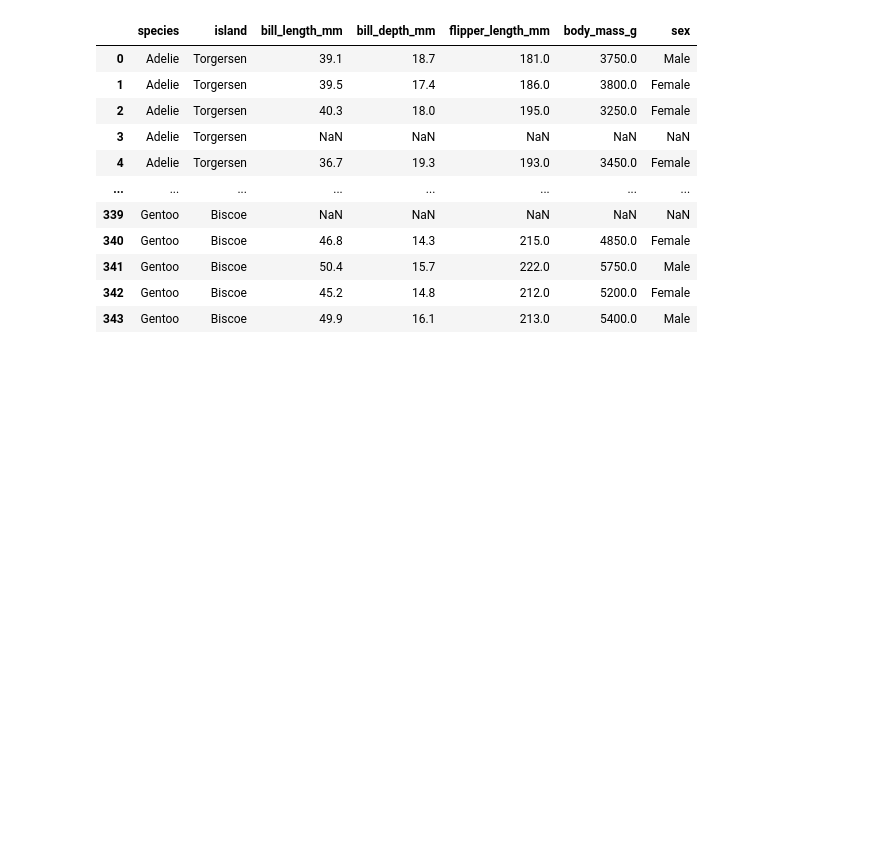
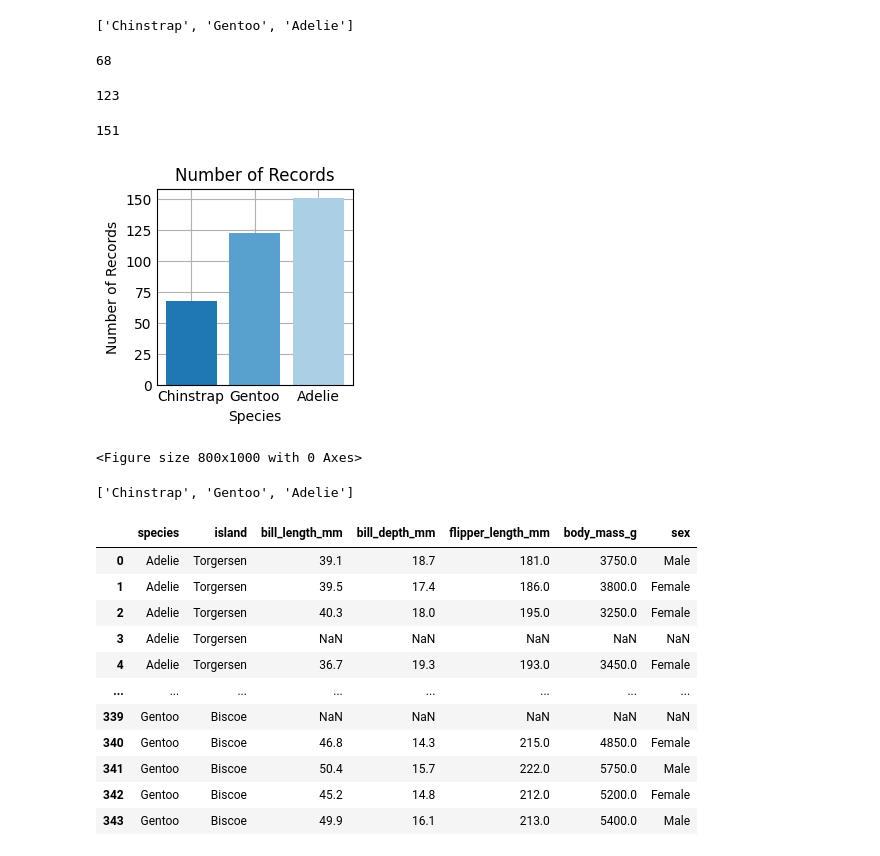
Before and after one commit to Ibrahim-Alkindi/Problem-solving, a Jupyter notebook: Jubyter Notebooks/penguins_dataset.ipynb, the cells around one changed output. Saved outputs shown, nothing was run; the diff lists cells and outputs as text; code cells hidden in the pictures; blank space fills up the shorter version.

```diff
--- a/Jubyter Notebooks/penguins_dataset.ipynb
+++ b/Jubyter Notebooks/penguins_dataset.ipynb
@@ -8,3 +8,5 @@ import pandas as pd
 from sklearn.linear_model import LinearRegression
 # %%
 pen = sns.load_dataset("penguins")
+# %%
+df = pen.copy()
@@ -11,3 +24,40 @@ pen = sns.load_dataset("penguins")
+# %%
+type_of_species = list(set(df["species"]))
+# %%
+type_of_species
+# %% [output]
+['Chinstrap', 'Gentoo', 'Adelie']
+# %%
+# No. of Chinstrap
+len(df[df['species'] == type_of_species[0]])
+# %% [output]
+68
+# %%
+# No. of Gentoo
+len(df[df['species'] == type_of_species[1]])
+# %% [output]
+123
+# %%
+# No. of Adelie
+len(df[df['species'] == type_of_species[2]])
+# %% [output]
+151
+# %%
+plt.xlabel("Species")
+plt.ylabel("Number of Records")
+plt.bar(type_of_species[0], height=len(df[df['species'] == type_of_species[0]]))
+plt.bar(type_of_species[1], height=len(df[df['species'] == type_of_species[1]]))
+plt.bar(type_of_species[2], height=len(df[df['species'] == type_of_species[2]]))
+plt.title("Number of Records")
+plt.figure(figsize=(8, 10))
+plt.show()
+# %% [output]
+[figure, added]
+<Figure size 800x1000 with 0 Axes>
+# %%
+type_of_species
+# %% [output]
+['Chinstrap', 'Gentoo', 'Adelie']
 # %%
 pen
 # %% [output]
```
Also changed, not shown: parts of 6 cells of this notebook.
